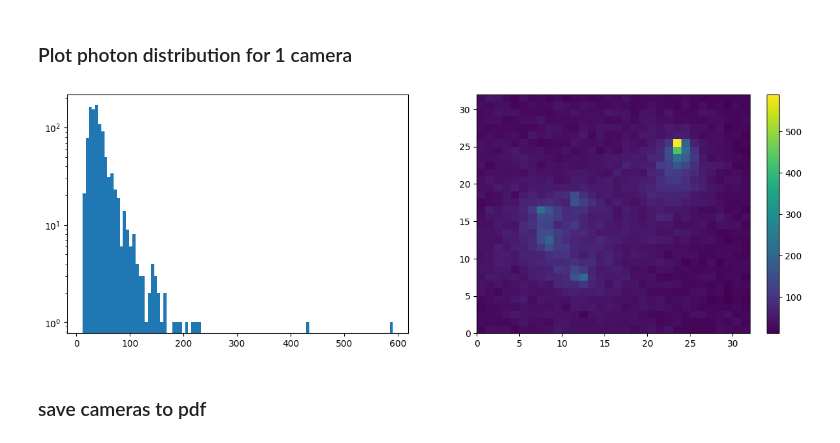
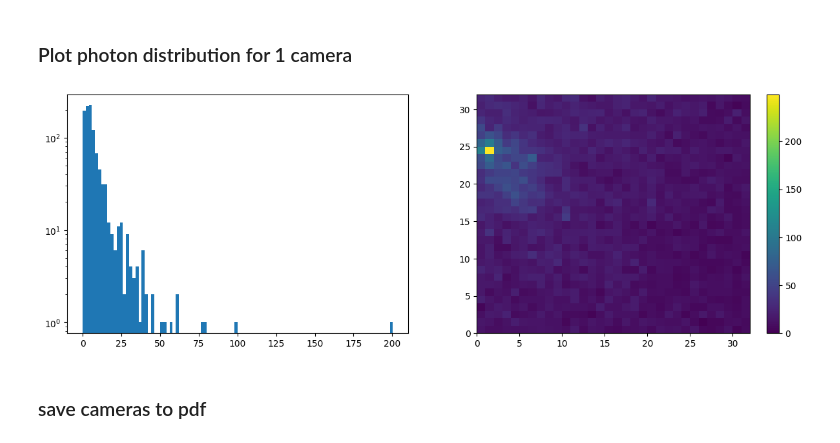
Before and after one commit to chiappo98/blinded_cameras, a Jupyter notebook: blinded clustering.ipynb, the cells around one changed output. Cells and saved outputs as stored; diff of their text form; code cells hidden in the pictures.

```diff
--- a/blinded clustering.ipynb
+++ b/blinded clustering.ipynb
@@ -56,3 +64,8 @@ cameras with excess photons:  527
+# %%
+if not filter:
+    hess = skimage.filters.hessian(arr3d)
+    hess.shape
+    filt = (hess*arr3d).reshape(-1,1024)
 # %% [markdown]
 ### Use the KMean algorithm to clusterise the datasample.
 The same data are the processed to check the clusterization.
@@ -199,0 +147,17 @@ array([  853,  8529,  8575, 10171, 12253, 13971, 15339, 17695, 19367,
+# %%
+filtered_1 = data[np.where((lb3 == 1) | (lb3 == 2) | (lb3 == 3))]
+filtered_0 = data[np.where(lb3 == 0)]
+
+index_1 = np.empty(0)
+
+for img in filtered_1:
+    if np.max(img)/np.mean(img) > 7:
+        index_1 = np.append(index_1, 1)
+    else :
+        index_1 = np.append(index_1, 0)
+
+print(index_1[index_1 == 1].size, 'over', filtered_1.shape[0])
+
+filtered_1_1 = filtered_1[np.where(index_1 == 1)]
+
+print(np.where(index_1 == 1))
@@ -200,28 +182,20 @@ array([  853,  8529,  8575, 10171, 12253, 13971, 15339, 17695, 19367,
 # %% [markdown]
 ### Plot photon distribution for 1 camera
 # %%
-data_num = 42015
+data_num = 1
 
 fig, ax = plt.subplots(1,2)
-ax[0].hist(data[data_num],100)
+ax[0].hist(filtered_1_1[data_num],100)
 ax[0].set_yscale('log')
 
 #camera = np.reshape(df.iloc[162].pixels, (32,32))
-cam = ax[1].pcolormesh(arr3d[data_num])
+cam = ax[1].pcolormesh(filtered_1[data_num].reshape(32,32))
+#cam = ax[1].pcolormesh(arr3d[data_num])
 plt.colorbar(cam)
 
 fig.set_figwidth(15)
-
-# fig1 = plt.figure()
-# ax1 = fig1.add_subplot(projection='3d')
-# for px in range(32):
-#     for py in range(32):
-#         z = data[data_num][px*32+py]
-#         ax1.scatter(px,py,z)
-
-# plt.show()
 # %% [output]
-[figure, old version]
+[figure, new version]
 # %% [markdown]
 ### save cameras to pdf
 # %%
```
Also changed, not shown: parts of 20 cells of this notebook, 1 other file.
